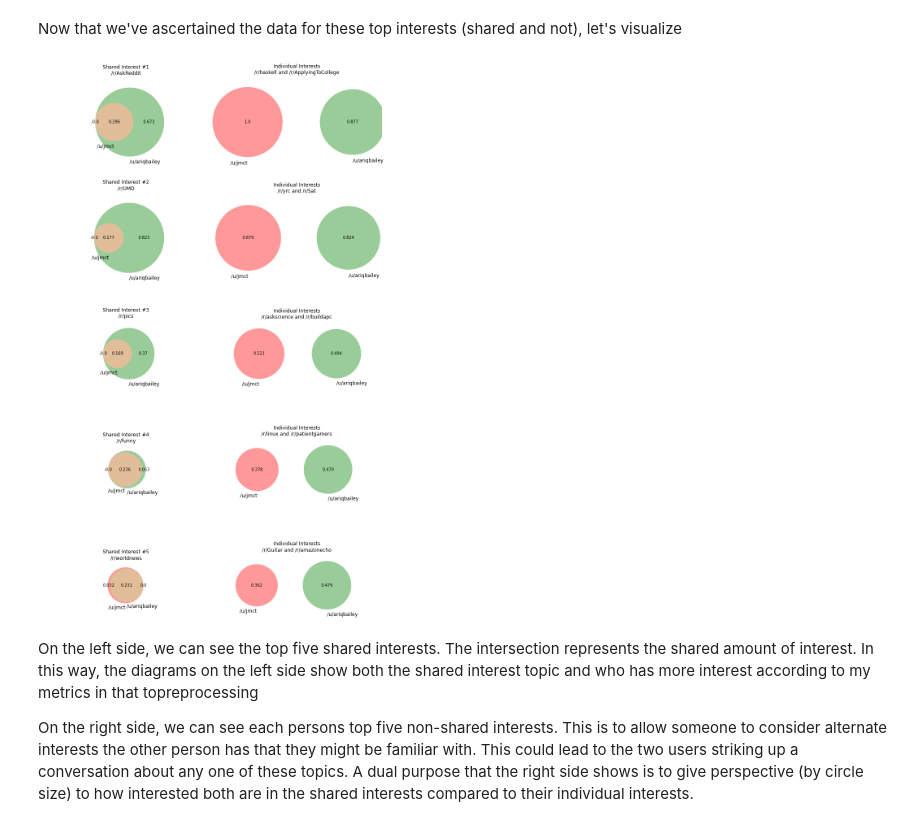
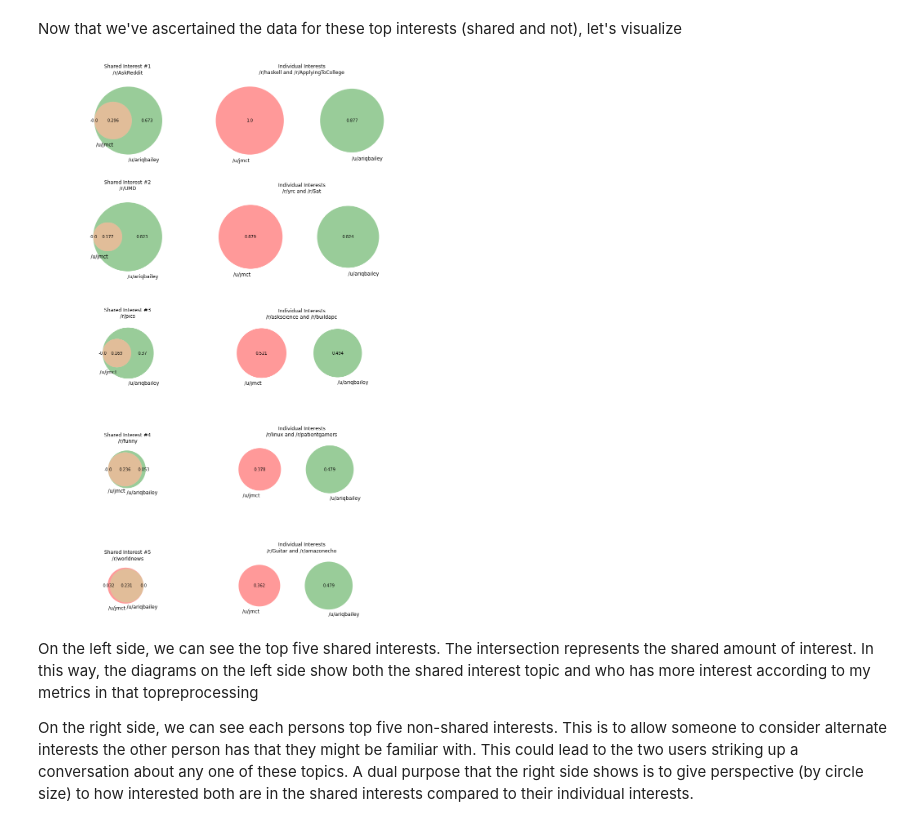
Before and after one commit to ariqbailey/ariqbailey.github.io, a Jupyter notebook: reddit-common-interests/Final_Project.ipynb, the cells around one changed output. Drawn from its saved outputs; the diff is of its cells as text; code cells hidden in the pictures.

Commit message:
fix final visualization being cut off somehow

```diff
--- a/reddit-common-interests/Final_Project.ipynb
+++ b/reddit-common-interests/Final_Project.ipynb
@@ -1377,35 +1377,35 @@ for count in range(5):
     subreddits.append('Shared Interest #' + str(count + 1) + '\n/r/' + sorted_shared.at[count, 'subreddit'])
 
 # populate the data and subreddit array with the individual interests
 for count in range(5):
     data.append((round(one_scores[count], 3), round(two_scores[count], 3), 0))
     subreddits.append(f'Individual Interests\n/r/{one_subs[count]} and /r/{two_subs[count]}')
 
 max_area = max(map(sum, data))
 
 figure, axes = plt.subplots(5, 2, figsize=(12,20))
 
 # Credits to stack overflow user KT. for this code which scales venn diagram data so that circle size is representative of data size: https://stackoverflow.com/questions/34183870/matplotlib-venn-multiple-venn-diagrams-same-scale
 def set_venn_scale(vd, ax, true_area, reference_area=max_area):
     sx = np.sqrt(float(reference_area)/true_area)
     sy = max(vd.radii)*1.3
-    ax.set_xlim(-sx, sx)
+    ax.set_xlim(-sx, sx + .1)
     ax.set_ylim(-sy, sy)
     ax.set_title(subreddits.pop(0))
 
 # Add venn diagrams in correct position in subplot. Use set_ven_scale method to adjust scaling appropriately
 count = 0
 for c in range(2):
     for r in range(5):
         a = axes[r, c]
         vd = venn2(data[count], set_labels = ('/u/' + USER_ONE, '/u/' + USER_TWO), ax=a)
         set_venn_scale(vd, a, sum(data[count]))
         count += 1
 
 figure.tight_layout(pad=0.1)
 plt.show()
 # %% [output]
-[figure, old version]
+[figure, new version]
 # %% [markdown]
 On the left side, we can see the top five shared interests. The intersection represents the shared amount of interest. In this way, the diagrams on the left side show both the shared interest topic and who has more interest according to my metrics in that topreprocessing
 
```
Also changed, not shown: 1 other file.
